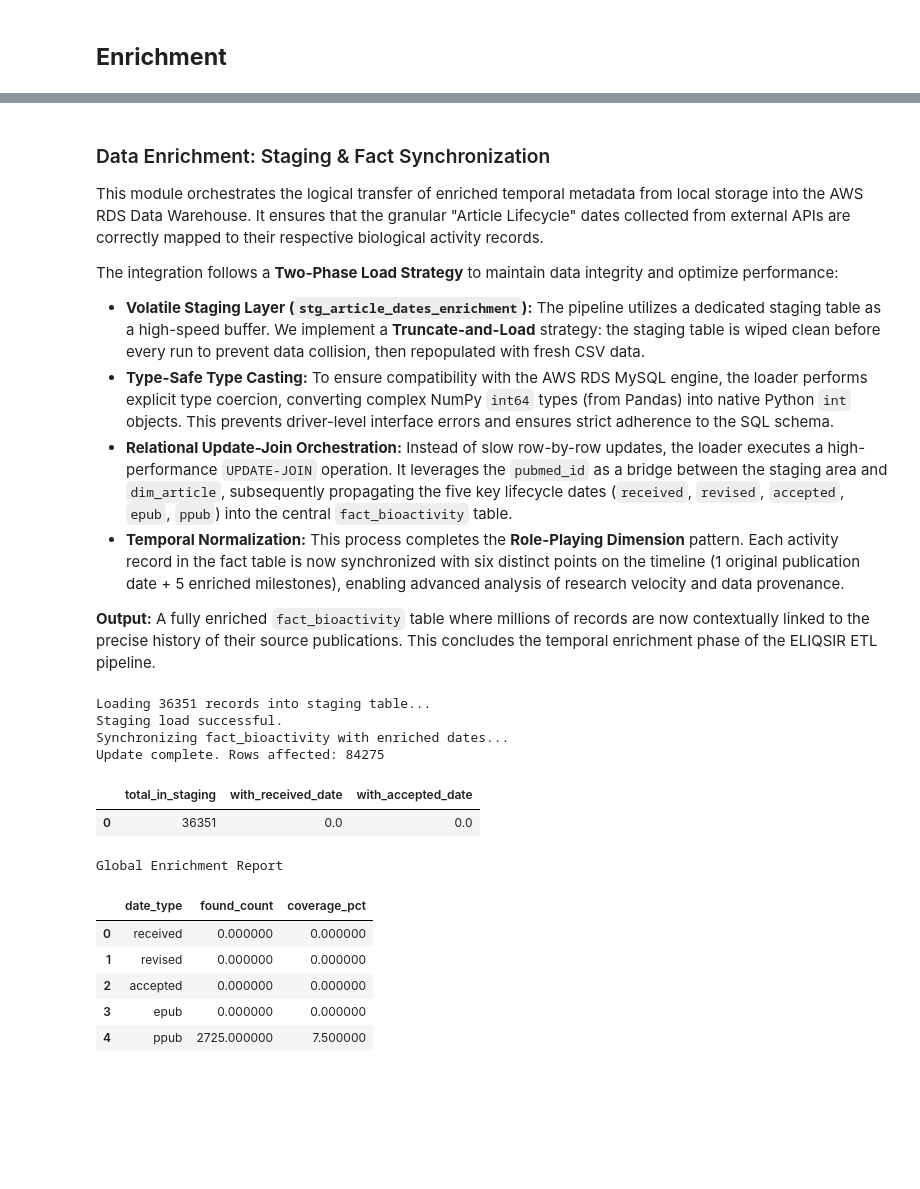
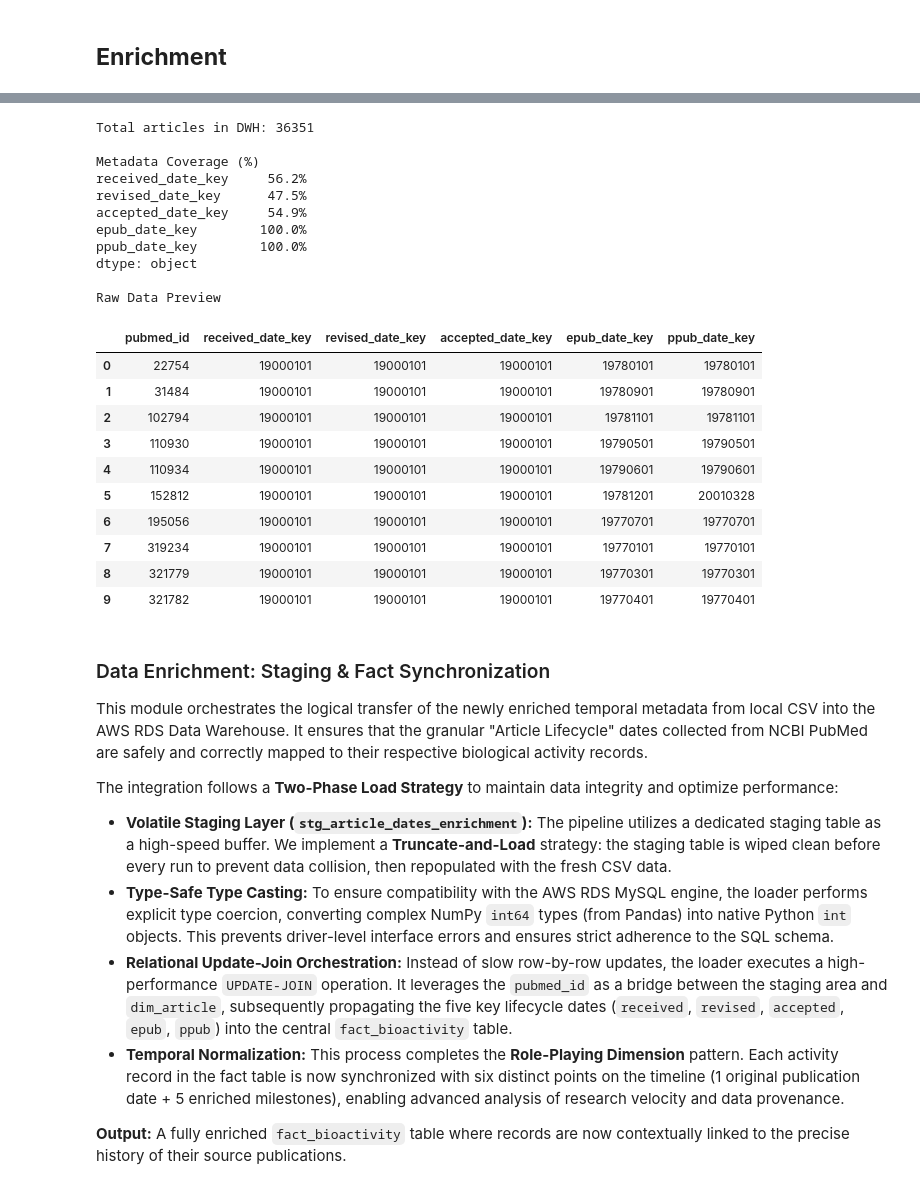
Before and after one commit to BlackSabbitch/ELIQSIR, a Jupyter notebook: ipai_project/notebooks/02_ETLE_pipeline.ipynb, the cells around one changed output, grey strips where cells are left out. Cells and saved outputs as stored; diff of their text form; code cells hidden in the pictures; blank space fills up the shorter version.

```diff
--- a/ipai_project/notebooks/IPAI_dwh_setup.ipynb
+++ b/ipai_project/notebooks/02_ETLE_pipeline.ipynb
@@ -804,48 +762,48 @@ Pipeline Complete! Data saved to: C:\MariaSamosudova\Projects\UNIVER\repos\ELIQS
+# %%
+df = pd.read_csv(CLEANED_CSV_DIR / "pubmed_lifecycle_complete.csv")
+
+# We check how many values are NOT equal to our default anchor (19000101)
+coverage = (df.drop(columns=['pubmed_id']) != 19000101).mean() * 100
+
+print(f"Total articles in DWH: {len(df)}")
+print("\nMetadata Coverage (%)")
+print(coverage.round(1).astype(str) + '%')
+
+print("\nRaw Data Preview")
+display(df.head(10))
+# %% [output]
+Total articles in DWH: 36351
+
+Metadata Coverage (%)
+received_date_key     56.2%
+revised_date_key      47.5%
+accepted_date_key     54.9%
+epub_date_key        100.0%
+ppub_date_key        100.0%
+dtype: object
+
+Raw Data Preview
+|  | pubmed_id | received_date_key | revised_date_key | accepted_date_key | epub_date_key | ppub_date_key |
+| 0 | 22754 | 19000101 | 19000101 | 19000101 | 19780101 | 19780101 |
+| 1 | 31484 | 19000101 | 19000101 | 19000101 | 19780901 | 19780901 |
+| 2 | 102794 | 19000101 | 19000101 | 19000101 | 19781101 | 19781101 |
+| 3 | 110930 | 19000101 | 19000101 | 19000101 | 19790501 | 19790501 |
+| 4 | 110934 | 19000101 | 19000101 | 19000101 | 19790601 | 19790601 |
+| 5 | 152812 | 19000101 | 19000101 | 19000101 | 19781201 | 20010328 |
+| 6 | 195056 | 19000101 | 19000101 | 19000101 | 19770701 | 19770701 |
+| 7 | 319234 | 19000101 | 19000101 | 19000101 | 19770101 | 19770101 |
+| 8 | 321779 | 19000101 | 19000101 | 19000101 | 19770301 | 19770301 |
+| 9 | 321782 | 19000101 | 19000101 | 19000101 | 19770401 | 19770401 |
 # %% [markdown]
 ### Data Enrichment: Staging & Fact Synchronization
 
-This module orchestrates the logical transfer of enriched temporal metadata from local storage into the AWS RDS Data Warehouse. It ensures that the granular "Article Lifecycle" dates collected from external APIs are correctly mapped to their respective biological activity records.
+This module orchestrates the logical transfer of the newly enriched temporal metadata from local CSV into the AWS RDS Data Warehouse. It ensures that the granular "Article Lifecycle" dates collected from NCBI PubMed are safely and correctly mapped to their respective biological activity records.
 
 The integration follows a **Two-Phase Load Strategy** to maintain data integrity and optimize performance:
 
-* **Volatile Staging Layer (`stg_article_dates_enrichment`):** The pipeline utilizes a dedicated staging table as a high-speed buffer. We implement a **Truncate-and-Load** strategy: the staging table is wiped clean before every run to prevent data collision, then repopulated with fresh CSV data.
+* **Volatile Staging Layer (`stg_article_dates_enrichment`):** The pipeline utilizes a dedicated staging table as a high-speed buffer. We implement a **Truncate-and-Load** strategy: the staging table is wiped clean before every run to prevent data collision, then repopulated with the fresh CSV data.
 * **Type-Safe Type Casting:** To ensure compatibility with the AWS RDS MySQL engine, the loader performs explicit type coercion, converting complex NumPy `int64` types (from Pandas) into native Python `int` objects. This prevents driver-level interface errors and ensures strict adherence to the SQL schema.
 * **Relational Update-Join Orchestration:** Instead of slow row-by-row updates, the loader executes a high-performance `UPDATE-JOIN` operation. It leverages the `pubmed_id` as a bridge between the staging area and `dim_article`, subsequently propagating the five key lifecycle dates (`received`, `revised`, `accepted`, `epub`, `ppub`) into the central `fact_bioactivity` table.
 * **Temporal Normalization:** This process completes the **Role-Playing Dimension** pattern. Each activity record in the fact table is now synchronized with six distinct points on the timeline (1 original publication date + 5 enriched milestones), enabling advanced analysis of research velocity and data provenance.
 
-**Output:** A fully enriched `fact_bioactivity` table where millions of records are now contextually linked to the precise history of their source publications. This concludes the temporal enrichment phase of the ELIQSIR ETL pipeline.
+**Output:** A fully enriched `fact_bioactivity` table where records are now contextually linked to the precise history of their source publications.
-# %%
-from ipai_project.src.etl.enrichment.article_timeline_loader import EnrichmentLoader
-
-loader = EnrichmentLoader(db_manager)
-
-# Run the full cycle: Load -> Update
-loader.load_to_staging()
-loader.run_update()
-
-# Check the results
-summary = loader.get_validation_summary()
-display(summary)
-# %% [output]
-Loading 36351 records into staging table...
-Staging load successful.
-Synchronizing fact_bioactivity with enriched dates...
-Update complete. Rows affected: 84275
-|  | total_in_staging | with_received_date | with_accepted_date |
-| 0 | 36351 | 0.0 | 0.0 |
-# %%
-from ipai_project.src.etl.enrichment.article_timeline_loader import EnrichmentLoader
-
-loader = EnrichmentLoader(db_manager)
-summary = loader.get_validation_summary()
-
-print(f"Global Enrichment Report")
-display(summary.style.background_gradient(cmap='YlGn', subset=['coverage_pct']))
-# %% [output]
-Global Enrichment Report
-|  | date_type | found_count | coverage_pct |
-| 0 | received | 0.000000 | 0.000000 |
-| 1 | revised | 0.000000 | 0.000000 |
-| 2 | accepted | 0.000000 | 0.000000 |
-| 3 | epub | 0.000000 | 0.000000 |
-| 4 | ppub | 2725.000000 | 7.500000 |
```
Also changed, not shown: parts of 19 cells of this notebook, 13 other files.
